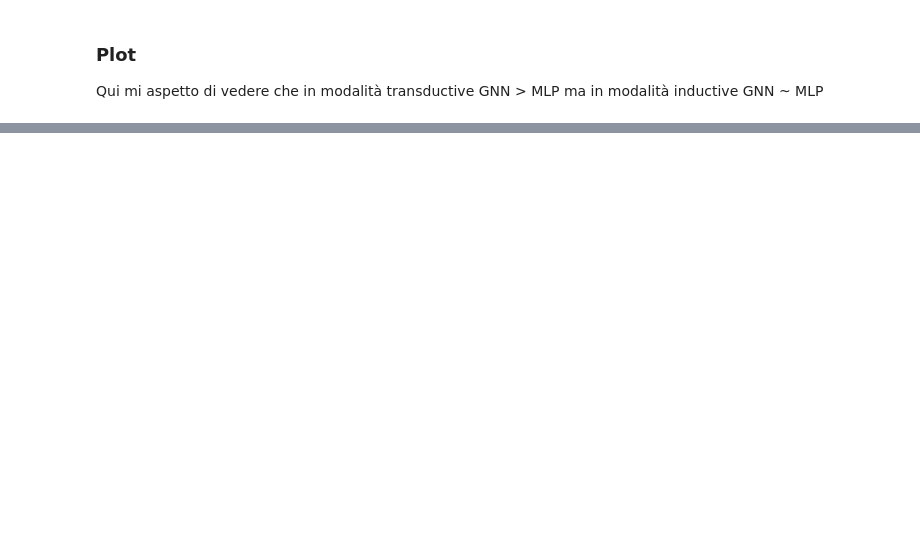
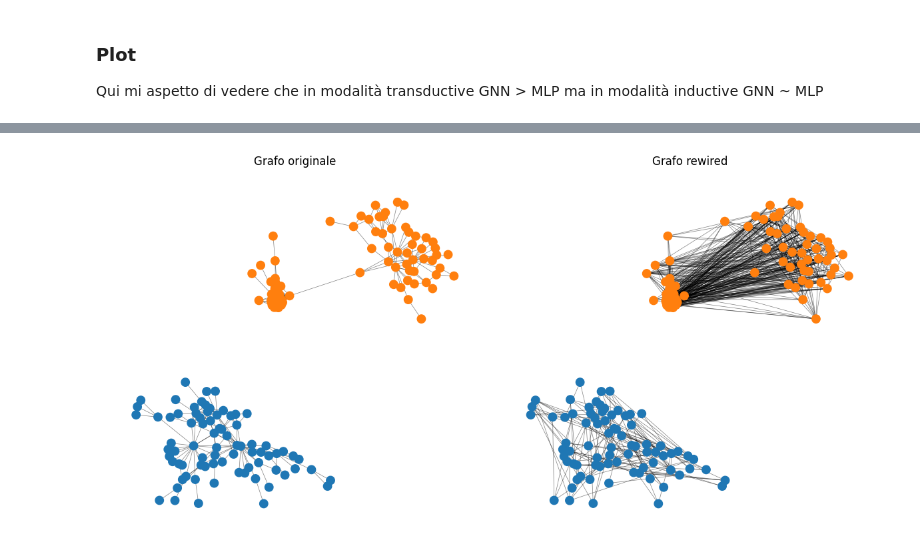
Before and after one commit to Emanuele19/TopologyPermutations, a Jupyter notebook: test_topology_significance.ipynb, the cells around one changed output, grey strips where cells are left out. Cells and saved outputs as stored; diff of their text form; code cells hidden in the pictures; blank space fills up the shorter version.

```diff
--- a/test_topology_significance.ipynb
+++ b/test_topology_significance.ipynb
@@ -419,0 +209,100 @@ plot_f1(formatted, title='Graph topology importance')
+# %%
+import torch
+import networkx as nx
+import matplotlib.pyplot as plt
+from torch_geometric.utils import to_networkx
+from torch_geometric.data import Data
+
+
+def plot_graph_before_after(
+    data: "Data",
+    data_rewired: "Data",
+    *,
+    node_size: int = 80,
+    alpha_edges: float = 0.5,
+    seed_layout: int = 42,
+):
+    """
+    Plotta il grafo originale e quello rewired affiancati, usando lo stesso layout.
+
+    - Colore nodi = classe (y=0, y=1).
+    - Stesso posizionamento (spring layout) per confronto visivo.
+
+    Parametri
+    ---------
+    data : Data
+        Grafo originale PyG.
+    data_rewired : Data
+        Grafo dopo rewiring (stesso numero di nodi, stessi indici).
+    node_size : int
+        Dimensione dei nodi nel plot.
+    alpha_edges : float
+        Trasparenza degli archi.
+    seed_layout : int
+        Seed per il layout spring di NetworkX (riproducibilità).
+    """
+    assert data.num_nodes == data_rewired.num_nodes, "I due grafi devono avere lo stesso numero di nodi"
+
+    # converte a NetworkX (non orientato per la visualizzazione)
+    G_real = to_networkx(data, to_undirected=True, remove_self_loops=True)
+    G_rew  = to_networkx(data_rewired, to_undirected=True, remove_self_loops=True)
+
+    # layout unico per entrambi
+    pos = nx.spring_layout(G_real, seed=seed_layout)
+
+    # colori nodi in base a y
+    y = data.y.detach().cpu().numpy()
+    # mappa semplice: 0 -> blu, 1 -> arancione, altro -> grigio
+    def _color(c):
+        if c == 0:
+            return "tab:blue"
+        elif c == 1:
+            return "tab:orange"
+        else:
+            return "tab:gray"
+
+    node_colors = [_color(int(c)) for c in y]
+
+    fig, axes = plt.subplots(1, 2, figsize=(12, 6))
+
+    # --- grafo originale ---
+    ax = axes[0]
+    nx.draw_networkx_nodes(
+        G_real, pos,
+        node_color=node_colors,
+        node_size=node_size,
+        ax=ax
+    )
+    nx.draw_networkx_edges(
+        G_real, pos,
+        alpha=alpha_edges,
+        width=0.5,
+        ax=ax
+    )
+    ax.set_title("Grafo originale")
+    ax.axis("off")
+
+    # --- grafo rewired ---
+    ax = axes[1]
+    nx.draw_networkx_nodes(
+        G_rew, pos,
+        node_color=node_colors,  # stesse classi, stessi colori
+        node_size=node_size,
+        ax=ax
+    )
+    nx.draw_networkx_edges(
+        G_rew, pos,
+        alpha=alpha_edges,
+        width=0.5,
+        ax=ax
+    )
+    ax.set_title("Grafo rewired")
+    ax.axis("off")
+
+    plt.tight_layout()
+    plt.show()
+
+
+plot_graph_before_after(data, g_rewired)
+# %% [output]
+[figure, added]
```
Also changed, not shown: parts of 11 cells of this notebook, 2 other files.
